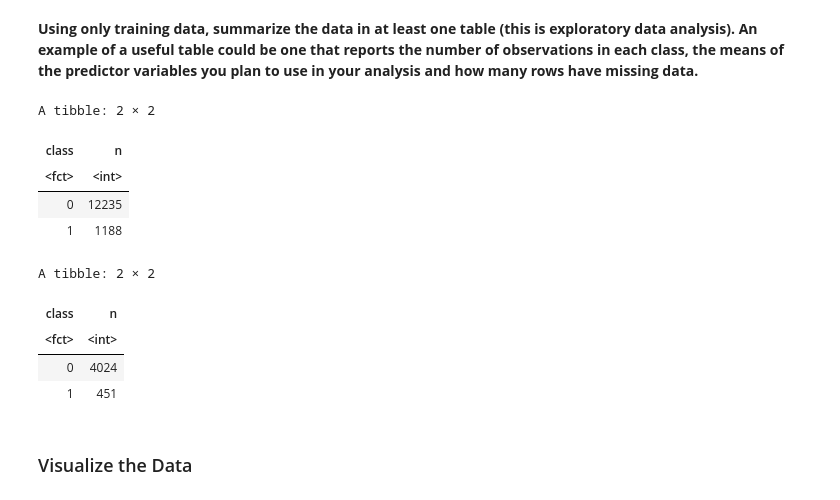
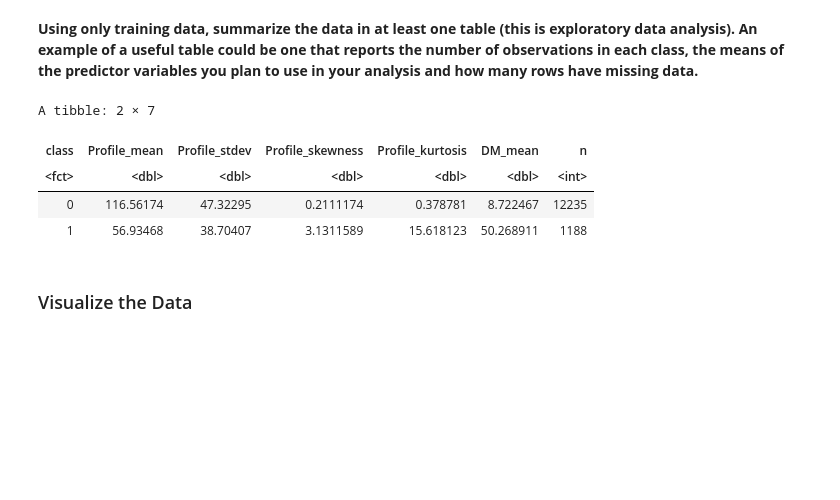
Before and after one commit to susanyliu/dsci100-project144, a Jupyter notebook: Pulsar_star_project.ipynb, the cells around one changed output. Drawn from its saved outputs; the diff is of its cells as text; code cells hidden in the pictures; blank space fills up the shorter version.

Commit message:
added summarize data

```diff
--- a/Pulsar_star_project.ipynb
+++ b/Pulsar_star_project.ipynb
@@ -96,26 +96,18 @@ A tibble: 17898 × 9
 # %% [markdown]
 **Using only training data, summarize the data in at least one table (this is exploratory data analysis). An example of a useful table could be one that reports the number of observations in each class, the means of the predictor variables you plan to use in your analysis and how many rows have missing data.**
 # %%
-pulsar_summary_train <- pulsar_train |>
-    group_by(class)|>
-    summarize(n = n())
-pulsar_summary_train
-
-pulsar_summary_test <- pulsar_test |>
-    group_by(class)|>
-    summarize(n = n())
-pulsar_summary_test
+predictor_mean <- pulsar_train %>%
+    group_by(class) %>%
+    summarize(Profile_mean = mean(Profile_mean, na.rm = TRUE) , Profile_stdev = mean(Profile_stdev, na.rm = TRUE),
+              Profile_skewness = mean(Profile_skewness, na.rm = TRUE),Profile_kurtosis = mean(Profile_kurtosis, na.rm = TRUE),
+              DM_mean = mean(DM_mean, na.rm = TRUE),n=n() )
+predictor_mean
 # %% [output]
-A tibble: 2 × 2
+A tibble: 2 × 7
-| class | n |
-| <fct> | <int> |
-| 0 | 12235 |
-| 1 | 1188 |
+| class | Profile_mean | Profile_stdev | Profile_skewness | Profile_kurtosis | DM_mean | n |
+| <fct> | <dbl> | <dbl> | <dbl> | <dbl> | <dbl> | <int> |
+| 0 | 116.56174 | 47.32295 | 0.2111174 | 0.378781 | 8.722467 | 12235 |
+| 1 | 56.93468 | 38.70407 | 3.1311589 | 15.618123 | 50.268911 | 1188 |
-A tibble: 2 × 2
-| class | n |
-| <fct> | <int> |
-| 0 | 4024 |
-| 1 | 451 |
 # %% [markdown]
 ### Visualize the Data
 # %% [markdown]
```
Also changed, not shown: parts of 3 cells of this notebook.
